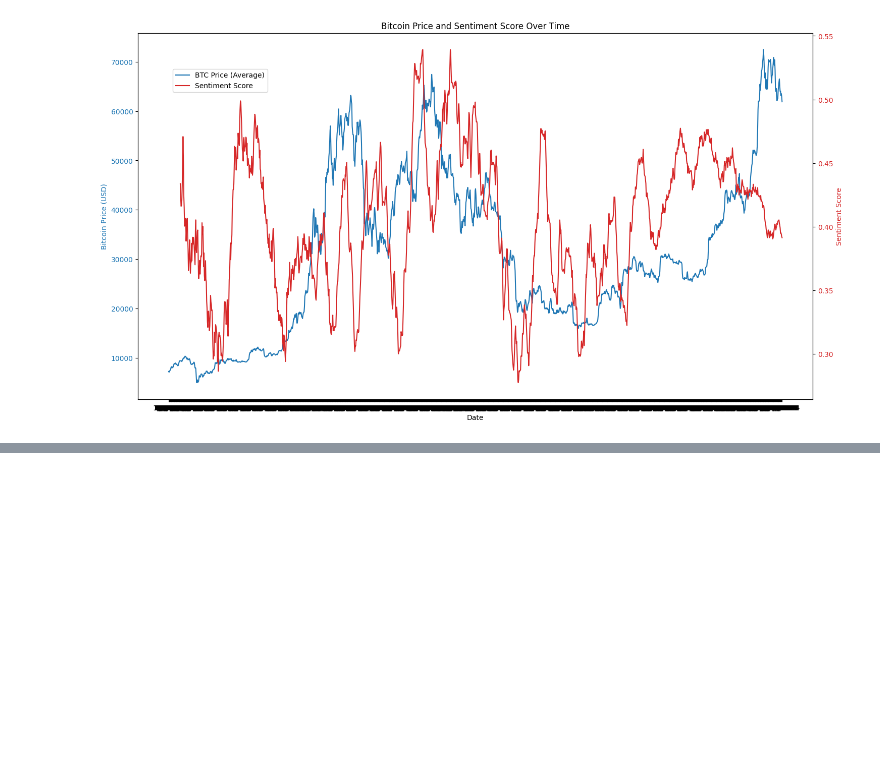
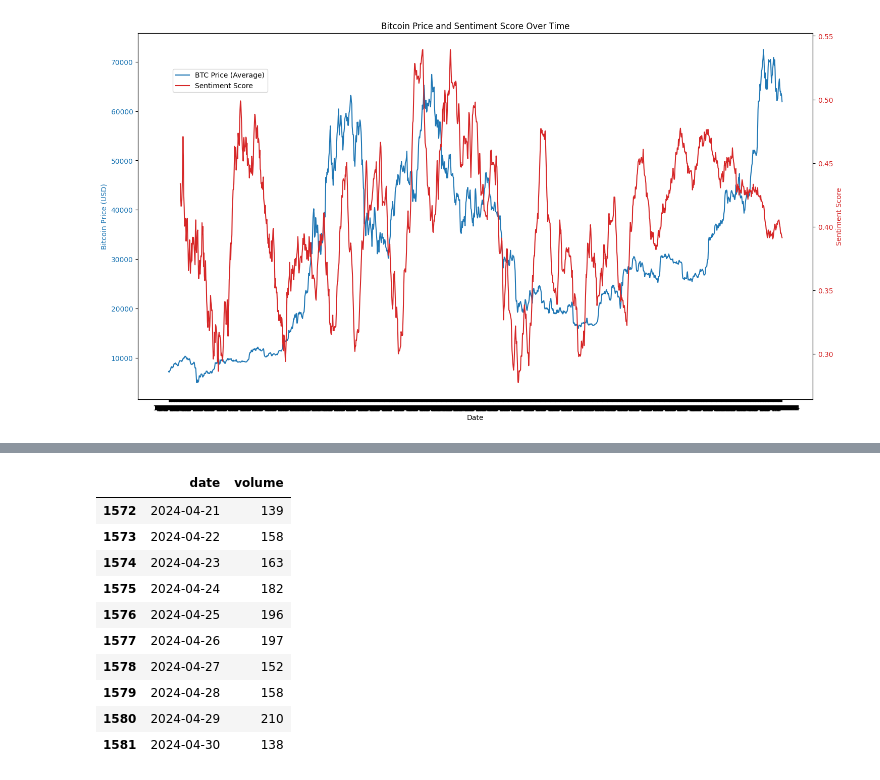
Before and after one commit to Aidasvenc/sentiment-analysis, a Jupyter notebook: Volume_Pricex_Sentiment.ipynb, the cells around one changed output, grey strips where cells are left out. Cells and saved outputs as stored; diff of their text form; code cells hidden in the pictures; blank space fills up the shorter version.

```diff
--- a/Volume_Pricex_Sentiment.ipynb
+++ b/Volume_Pricex_Sentiment.ipynb
@@ -143,0 +145,14 @@ SyntaxError: (unicode error) 'unicodeescape' codec can't decode bytes in positio
+# %%
+daily_volume.tail(10)
+# %% [output]
+|  | date | volume |
+| 1572 | 2024-04-21 | 139 |
+| 1573 | 2024-04-22 | 158 |
+| 1574 | 2024-04-23 | 163 |
+| 1575 | 2024-04-24 | 182 |
+| 1576 | 2024-04-25 | 196 |
+| 1577 | 2024-04-26 | 197 |
+| 1578 | 2024-04-27 | 152 |
+| 1579 | 2024-04-28 | 158 |
+| 1580 | 2024-04-29 | 210 |
+| 1581 | 2024-04-30 | 138 |
```
Also changed, not shown: parts of 4 cells of this notebook.
